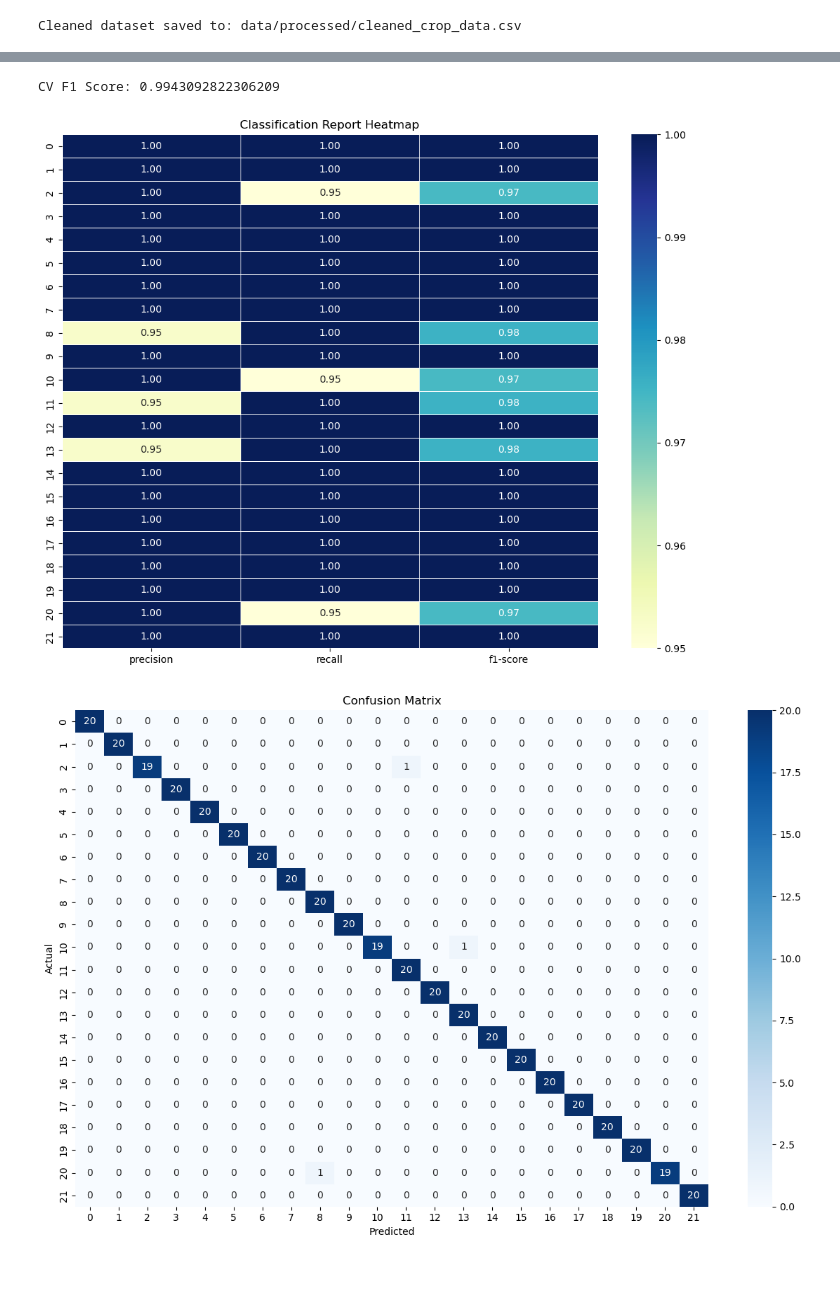
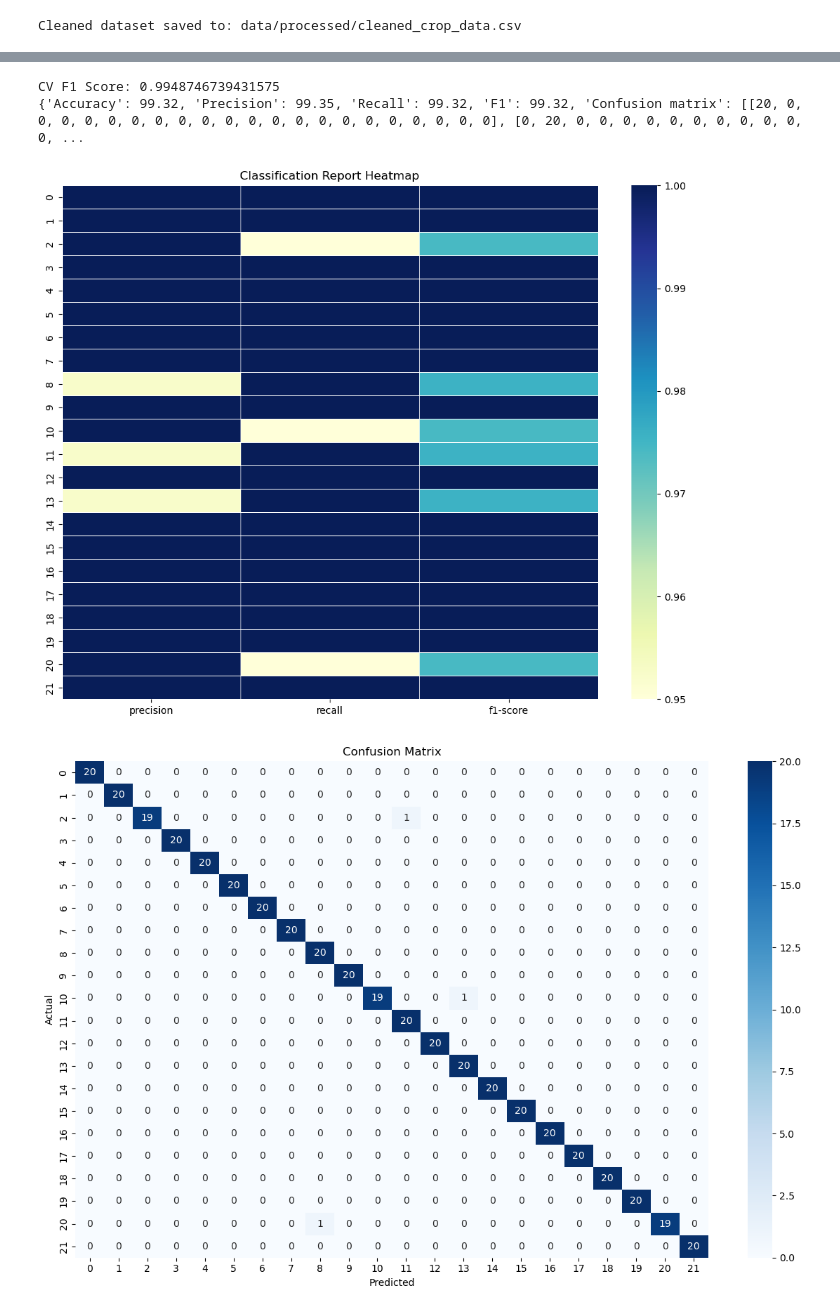
Before and after one commit to TINOZOERAMONA/croprecommendationproject, a Jupyter notebook: notebooks/rf_model.ipynb, the cells around one changed output, grey strips where cells are left out. Drawn from its saved outputs; the diff is of its cells as text; code cells hidden in the pictures; blank space fills up the shorter version.

```diff
--- a/notebooks/rf_model.ipynb
+++ b/notebooks/rf_model.ipynb
@@ -58,32 +58,36 @@ Best Params: {'max_depth': None, 'max_features': 'log2', 'min_samples_leaf': 2,
 # %%
 #evaluating the best model
 rf = grid.best_estimator_
 y_pred = rf.predict(X_test)
 classification_metrics(y_test, y_pred)
 
 scores = cross_val_score(rf, X_train, y_train, cv=5, scoring='f1_weighted')
 print("CV F1 Score:", scores.mean())
 
+metrics = classification_metrics(y_test, y_pred)
+print(metrics)
+
 report = classification_report(y_test, y_pred, output_dict=True)
 report_df = pd.DataFrame(report).transpose()
 
-# drop the averages rows if you want only per-class metrics
+
+
 report_df = report_df.drop(['accuracy', 'macro avg', 'weighted avg'])
 
 plt.figure(figsize=(10, 8))
 sns.heatmap(
-    report_df[['precision', 'recall', 'f1-score']],  # drop support column
-    annot=True,
+    report_df[['precision', 'recall', 'f1-score']],
     fmt='.2f',
     cmap='YlGnBu',
     linewidths=0.5
 )
 plt.title("Classification Report Heatmap")
 plt.tight_layout()
 plt.show()
 # %% [output]
-CV F1 Score: 0.9943092822306209
+CV F1 Score: 0.9948746739431575
+{'Accuracy': 99.32, 'Precision': 99.35, 'Recall': 99.32, 'F1': 99.32, 'Confusion matrix': [[20, 0, 0, 0, 0, 0, 0, 0, 0, 0, 0, 0, 0, 0, 0, 0, 0, 0, 0, 0, 0, 0], [0, 20, 0, 0, 0, 0, 0, 0, 0, 0, 0, 0, 0, ...
-[figure, old version]
+[figure, new version]
 # %%
 #virtualization of the confusion matrix
 cm = confusion_matrix(y_test, y_pred)
```
Also changed, not shown: parts of 5 cells of this notebook.
